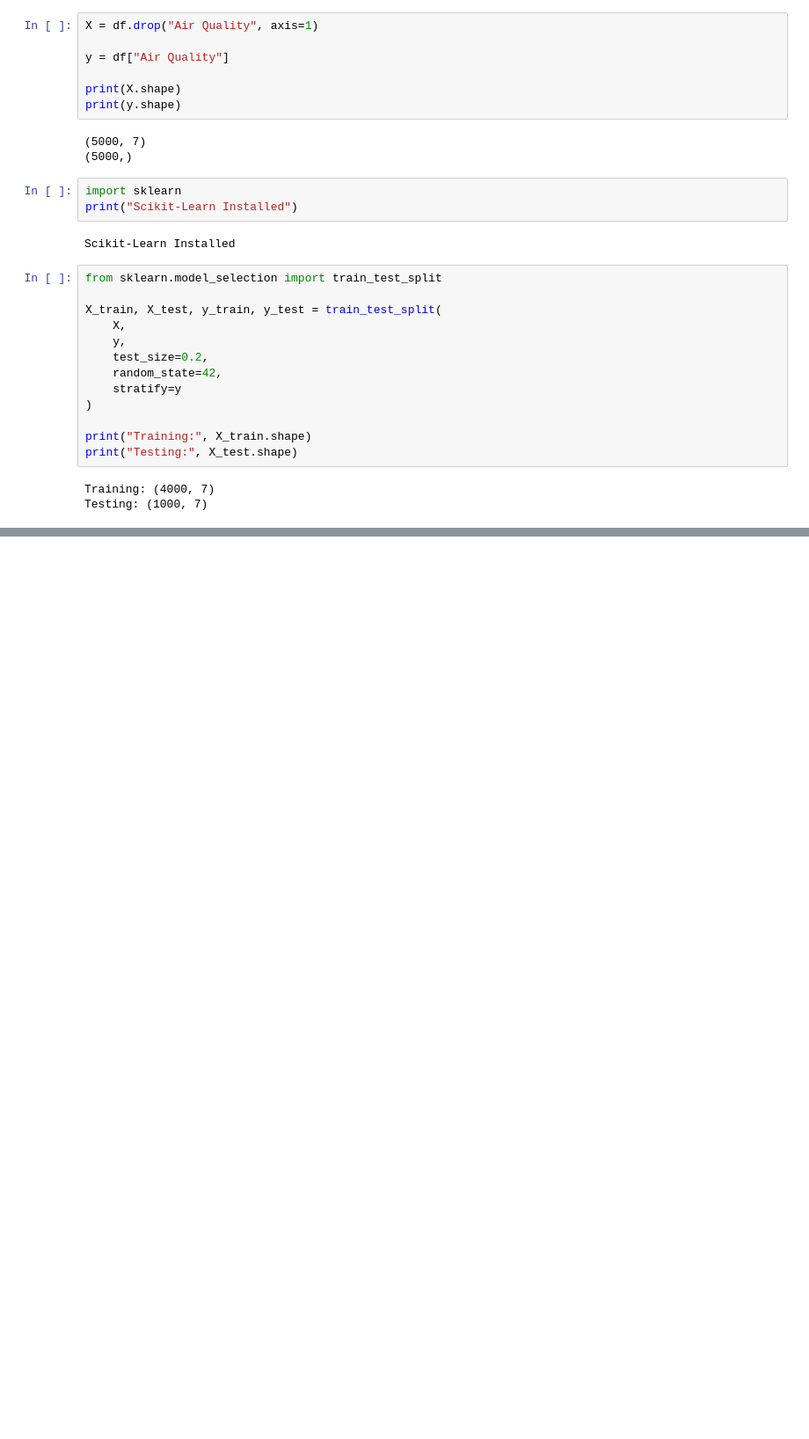
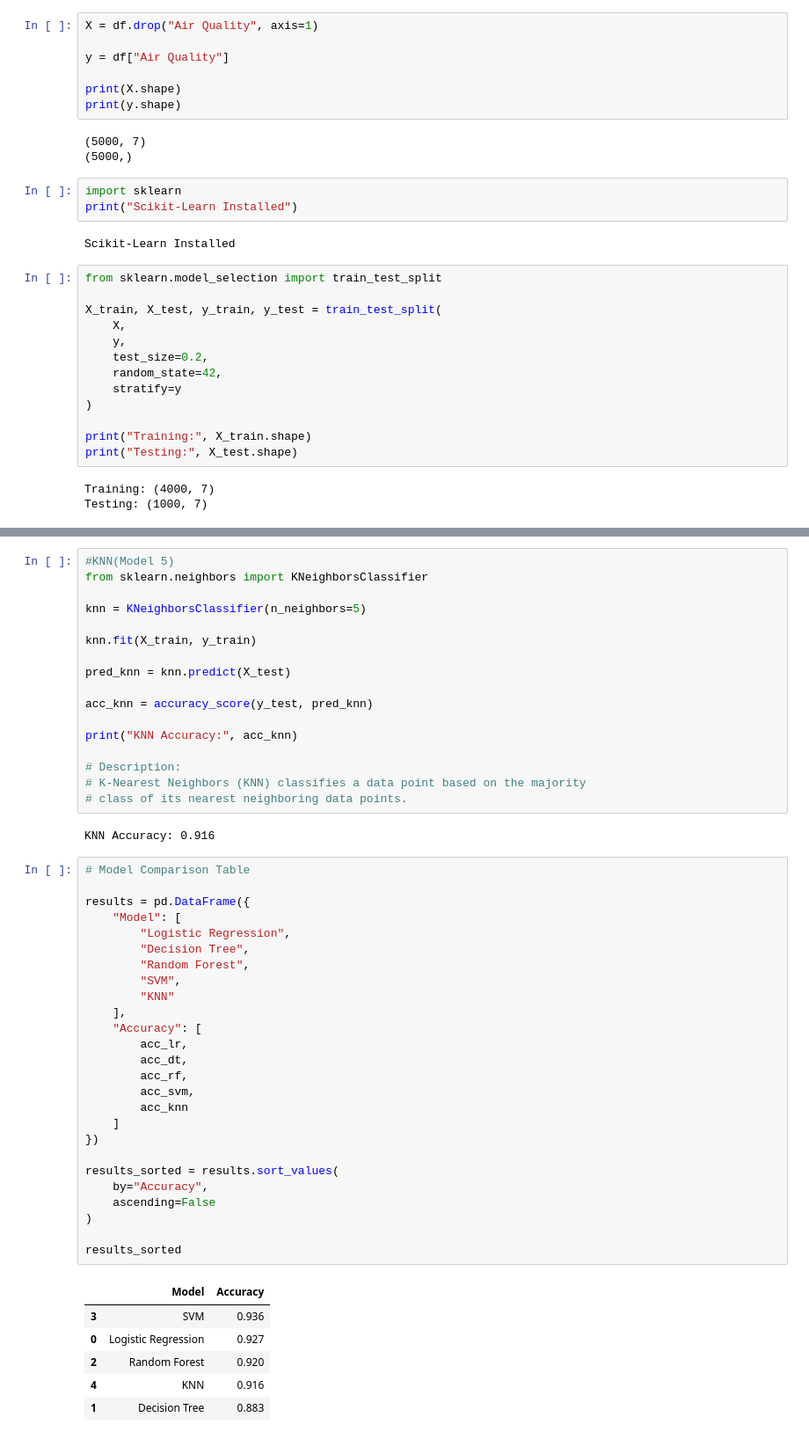
Before and after one commit to thanushaa21/ACE6313_ML_Assignment, a Jupyter notebook: notebooks/PartB_ML_Models.ipynb, the cells around one changed output, grey strips where cells are left out. Shown at 88% size. Saved outputs shown, nothing was run; the diff lists cells and outputs as text; blank space fills up the shorter version.

```diff
--- a/notebooks/PartB_ML_Models.ipynb
+++ b/notebooks/PartB_ML_Models.ipynb
@@ -64,0 +123,52 @@ Logistic Regression Accuracy: 0.927
+# %%
+#KNN(Model 5)
+from sklearn.neighbors import KNeighborsClassifier
+
+knn = KNeighborsClassifier(n_neighbors=5)
+
+knn.fit(X_train, y_train)
+
+pred_knn = knn.predict(X_test)
+
+acc_knn = accuracy_score(y_test, pred_knn)
+
+print("KNN Accuracy:", acc_knn)
+
+# Description:
+# K-Nearest Neighbors (KNN) classifies a data point based on the majority
+# class of its nearest neighboring data points.
+# %% [output]
+KNN Accuracy: 0.916
+# %%
+# Model Comparison Table
+
+results = pd.DataFrame({
+    "Model": [
+        "Logistic Regression",
+        "Decision Tree",
+        "Random Forest",
+        "SVM",
+        "KNN"
+    ],
+    "Accuracy": [
+        acc_lr,
+        acc_dt,
+        acc_rf,
+        acc_svm,
+        acc_knn
+    ]
+})
+
+results_sorted = results.sort_values(
+    by="Accuracy",
+    ascending=False
+)
+
+results_sorted
+# %% [output]
+|  | Model | Accuracy |
+| 3 | SVM | 0.936 |
+| 0 | Logistic Regression | 0.927 |
+| 2 | Random Forest | 0.920 |
+| 4 | KNN | 0.916 |
+| 1 | Decision Tree | 0.883 |
```
Also changed, not shown: parts of 7 cells of this notebook.
